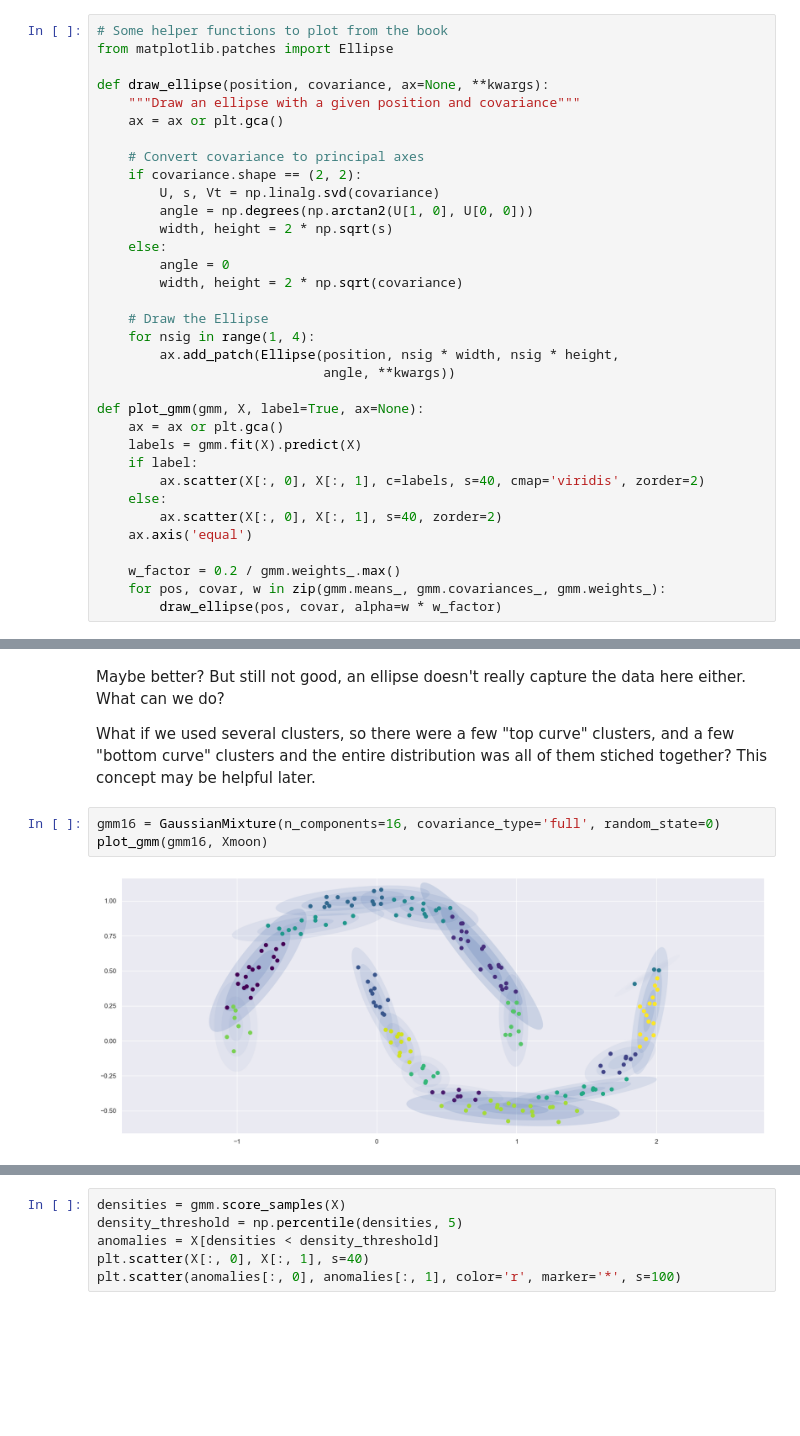
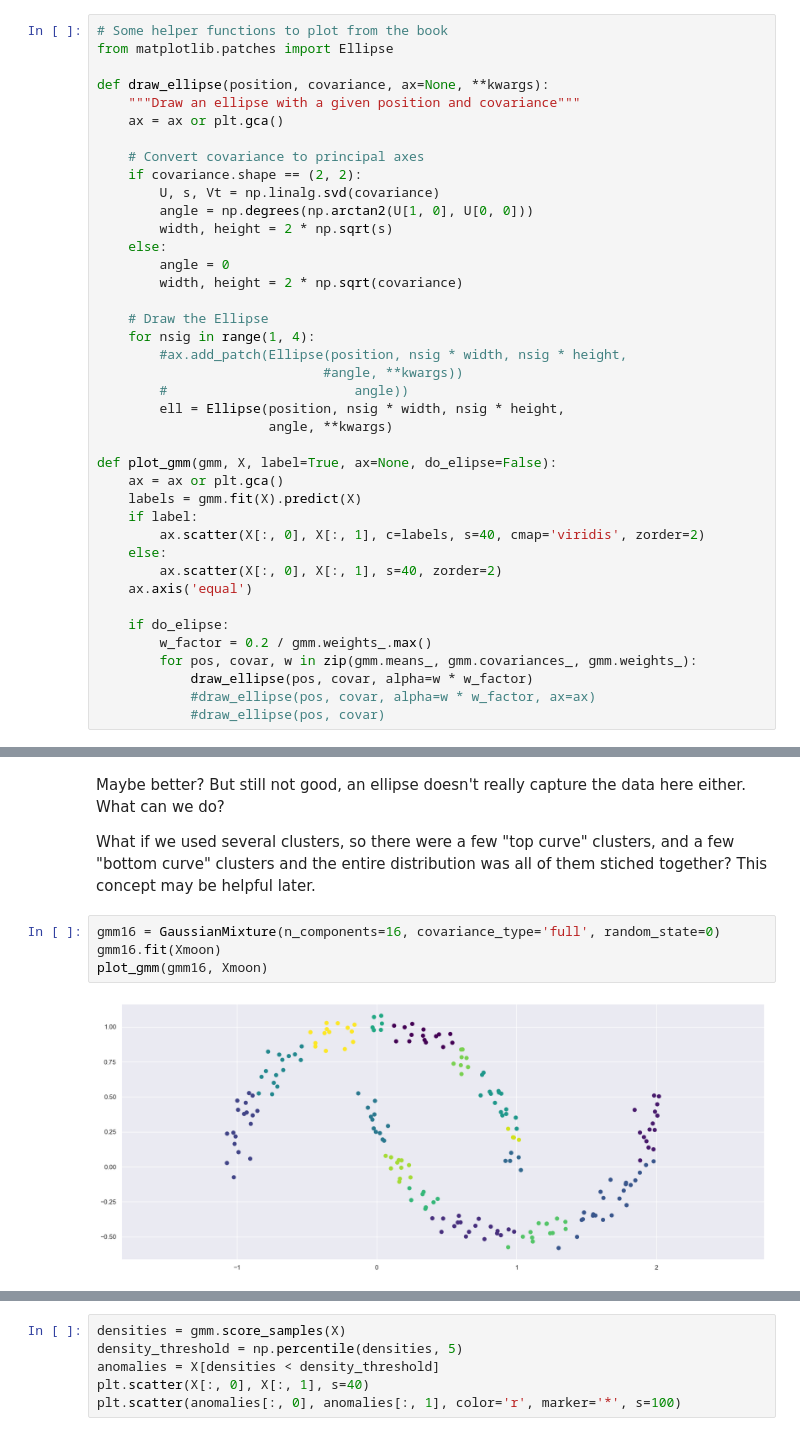
Before and after one commit to AkeemSemperDataScience/Intro_to_Machine_Learning_Students, a Jupyter notebook: 016_cluster_2_sol.ipynb, the cells around one changed output, grey strips where cells are left out. Drawn from its saved outputs; the diff is of its cells as text; blank space fills up the shorter version.

```diff
--- a/016_cluster_2_sol.ipynb
+++ b/016_cluster_2_sol.ipynb
@@ -38,10 +38,13 @@ def draw_ellipse(position, covariance, ax=None, **kwargs):
 
     # Draw the Ellipse
     for nsig in range(1, 4):
-        ax.add_patch(Ellipse(position, nsig * width, nsig * height,
-                             angle, **kwargs))
+        #ax.add_patch(Ellipse(position, nsig * width, nsig * height,
+                             #angle, **kwargs))
+        #                        angle))
+        ell = Ellipse(position, nsig * width, nsig * height,
+                      angle, **kwargs)
 
-def plot_gmm(gmm, X, label=True, ax=None):
+def plot_gmm(gmm, X, label=True, ax=None, do_elipse=False):
     ax = ax or plt.gca()
     labels = gmm.fit(X).predict(X)
     if label:
@@ -50,9 +53,12 @@ def plot_gmm(gmm, X, label=True, ax=None):
         ax.scatter(X[:, 0], X[:, 1], s=40, zorder=2)
     ax.axis('equal')
 
-    w_factor = 0.2 / gmm.weights_.max()
-    for pos, covar, w in zip(gmm.means_, gmm.covariances_, gmm.weights_):
-        draw_ellipse(pos, covar, alpha=w * w_factor)
+    if do_elipse:
+        w_factor = 0.2 / gmm.weights_.max()
+        for pos, covar, w in zip(gmm.means_, gmm.covariances_, gmm.weights_):
+            draw_ellipse(pos, covar, alpha=w * w_factor)
+            #draw_ellipse(pos, covar, alpha=w * w_factor, ax=ax)
+            #draw_ellipse(pos, covar)
 # %% [markdown]
 # Clustering Part 2
 
@@ -268,9 +276,10 @@ Maybe better? But still not good, an ellipse doesn't really capture the data her
 What if we used several clusters, so there were a few "top curve" clusters, and a few "bottom curve" clusters and the entire distribution was all of them stiched together? This concept may be helpful later.
 # %%
 gmm16 = GaussianMixture(n_components=16, covariance_type='full', random_state=0)
+gmm16.fit(Xmoon)
 plot_gmm(gmm16, Xmoon)
 # %% [output]
-[figure, old version]
+[figure, new version]
 # %% [markdown]
 ### GMM and Anomaly Detection
 
```
Also changed, not shown: parts of 25 cells of this notebook, 56 other files.
